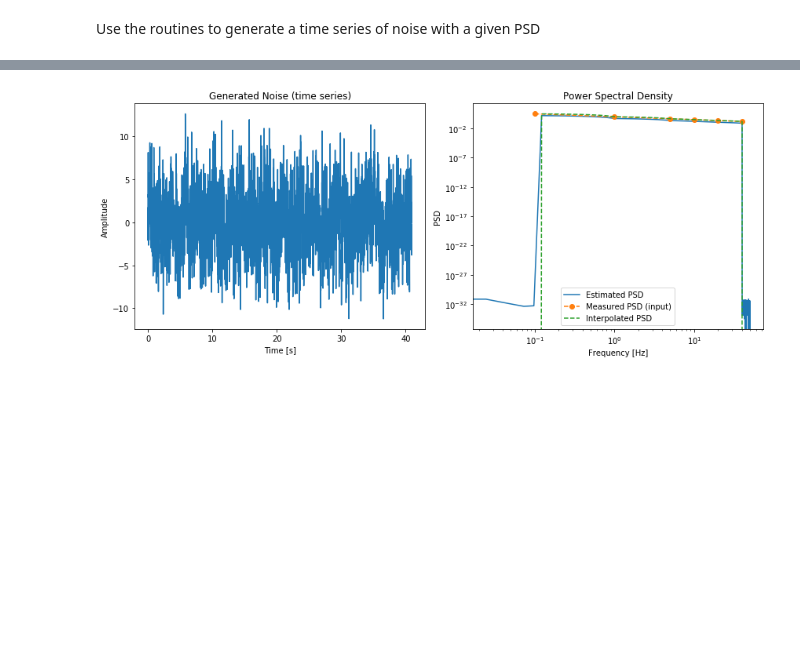
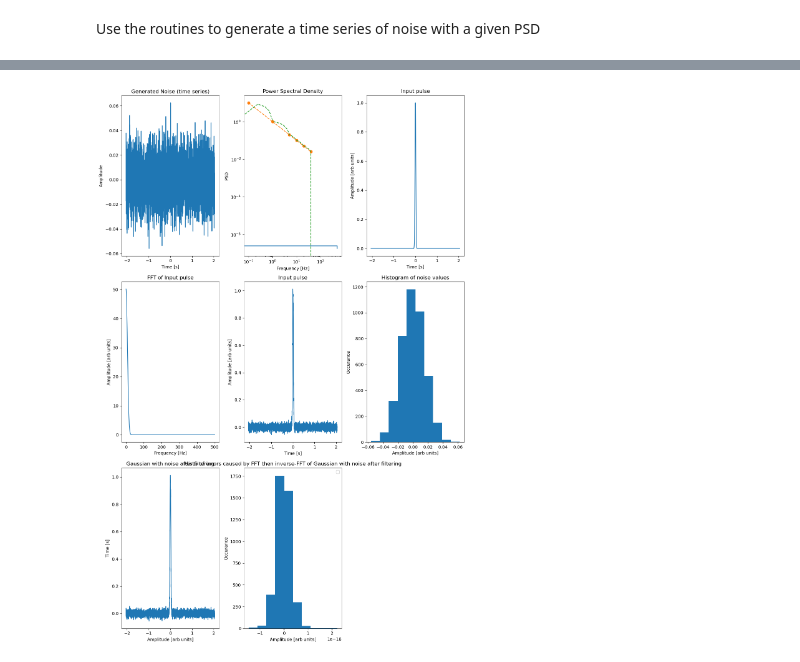
Before and after one commit to DavidCussans/xlzd, a Jupyter notebook: notebooks/simulate_pmt_cable_propagation.ipynb, the cells around one changed output, grey strips where cells are left out. Cells and saved outputs as stored; diff of their text form; code cells hidden in the pictures; blank space fills up the shorter version.

```diff
--- a/notebooks/simulate_pmt_cable_propagation.ipynb
+++ b/notebooks/simulate_pmt_cable_propagation.ipynb
@@ -32,7 +34,7 @@ def interpolate_psd(freqs_data, psd_data, n_samples, fs):
     psd_interp : ndarray
         PSD values interpolated onto FFT bins.
     """
-    freqs_fft = np.fft.rfftfreq(n_samples, 1/fs)
+    freqs_fft = scipy.fft.rfftfreq(n_samples, 1/fs)
     psd_interp = np.interp(freqs_fft, freqs_data, psd_data, left=0, right=0)
     return freqs_fft, psd_interp
 # %% [markdown]
@@ -70,0 +110,6 @@ def noise_from_psd_array(psd_vals, n_samples=1024, fs=1.0):
+# %%
+def gaussian_func(x, mu, sig):
+    # normalization = 1.0 / (np.sqrt(2.0 * np.pi) * sig)
+    normalization = 1.0
+    y = normalization * np.exp(-np.power((x - mu) / sig, 2.0) / 2)
+    return ( y)
@@ -72,35 +173,97 @@ def noise_from_psd_array(psd_vals, n_samples=1024, fs=1.0):
 Use the routines to generate a time series of noise with a given PSD
 # %%
 if __name__ == "__main__":
-    fs = 100.0     # Sampling frequency (Hz)
+    fs = 1000.0     # Sampling frequency (Hz)
     n_samples = 4096
 
     # Example "measured" PSD (say, pink noise, but sampled sparsely)
     freqs_measured = np.array([0.1, 1, 5, 10, 20, 40])
-    psd_measured = 1.0 / freqs_measured**0.5  # just a toy example
+    psd_measured = 1.0 / freqs_measured  # just a toy example
+
 
     # Interpolate onto FFT grid
     freqs_fft, psd_vals = interpolate_psd(freqs_measured, psd_measured, n_samples, fs)
 
     # Generate noise
-    t, x, freqs, psd_est = noise_from_psd_array(psd_vals, n_samples, fs)
+    #t, noise_amp, freqs, psd_est = noise_from_psd_array(psd_vals, n_samples, fs)
+    t, noise_amp, freqs, psd_est = white_noise_array(n_samples, fs)
+    #noise_histo = np.histogram(noise_amp)
+    #print(noise_histo)
+
+    gaussian_t, gaussian_amp , amplitude_freqs, amplitude_fft = gaussian_time_domain(n_samples=n_samples , fs=fs , centre_pos = 0.5 , time_width=0.02 , peak_height=1.0)
+
+    gaussian_amp_with_noise = gaussian_amp + noise_amp
+    print("len(gaussian_amp_with_noise)",len(gaussian_amp_with_noise))
+
+    gaussian_with_noise_fft = scipy.fft.rfft(gaussian_amp_with_noise)
+
+    filtered_gaussian_with_noise_fft = gaussian_with_noise_fft
+
+    filtered_gaussian_with_noise_timedomain = scipy.fft.irfft(filtered_gaussian_with_noise_fft).real
+    print("len(filtered_gaussian_with_noise_timedomain)",len(filtered_gaussian_with_noise_timedomain))
+
+    gaussian_with_noise_deltas = filtered_gaussian_with_noise_timedomain - gaussian_amp_with_noise
+    print("gaussian_with_noise_deltas",gaussian_with_noise_deltas)
+
+    print("filtered_gaussian_with_noise_timedomain" , filtered_gaussian_with_noise_timedomain)
+    # print("Gaussian" , gaussian_t , gaussian_amp)
 
     # Plot
-    plt.figure(figsize=(12,5))
-    plt.subplot(1,2,1)
-    plt.plot(t, x)
+    plt.figure(figsize=(12,18))
+    plt.subplot(3,3,1)
+    plt.plot(t, noise_amp)
     plt.title("Generated Noise (time series)")
     plt.xlabel("Time [s]")
     plt.ylabel("Amplitude")
 
-    plt.subplot(1,2,2)
+    plt.subplot(3,3,2)
     plt.loglog(freqs, psd_est, label="Estimated PSD")
     plt.loglog(freqs_measured, psd_measured, 'o--', label="Measured PSD (input)")
     plt.loglog(freqs, psd_vals, '--', label="Interpolated PSD")
     plt.title("Power Spectral Density")
     plt.xlabel("Frequency [Hz]")
     plt.ylabel("PSD")
+    #plt.legend()
+
+    plt.subplot(3,3,3)
+    plt.plot(gaussian_t, gaussian_amp)
+    plt.title("Input pulse")
+    plt.xlabel("Time [s]")
+    plt.ylabel("Amplitude [arb units]")
+    #plt.legend()
+
+    plt.subplot(3,3,4)
+    plt.plot(amplitude_freqs, np.abs(amplitude_fft) )
+    plt.title("FFT of Input pulse")
+    plt.xlabel("Frequency [Hz]")
+    plt.ylabel("Amplitude [arb units]")
+
+    plt.subplot(3,3,5)
+    plt.plot(gaussian_t, gaussian_amp_with_noise )
+    plt.title("Input pulse")
+    plt.xlabel("Time [s]")
+    plt.ylabel("Amplitude [arb units]")
+
+    plt.subplot(3,3,6)
+    plt.title("Histogram of noise values")
+    plt.xlabel("Amplitude [arb units]")
+    plt.ylabel("Occurance")
+    plt.hist(noise_amp)
+
+    plt.subplot(3,3,7)
+    plt.title("Gaussian with noise after filtering")
+    plt.xlabel("Amplitude [arb units]")
+    plt.ylabel("Time [s]")
+    plt.plot(gaussian_t, filtered_gaussian_with_noise_timedomain)
+
+    plt.subplot(3,3,8)
+    plt.title("Histo of errors caused by FFT then inverse-FFT of Gaussian with noise after filtering")
+    plt.xlabel("Amplitude [arb units]")
+    plt.ylabel("Occurance")
+    plt.hist(gaussian_with_noise_deltas)
+
     plt.legend()
     plt.tight_layout()
+
     plt.show()
 # %% [output]
@@ -107 +287 @@ if __name__ == "__main__":
-[figure, old version]
+[figure, new version]
```
Also changed, not shown: parts of 11 cells of this notebook, 5 other files.
